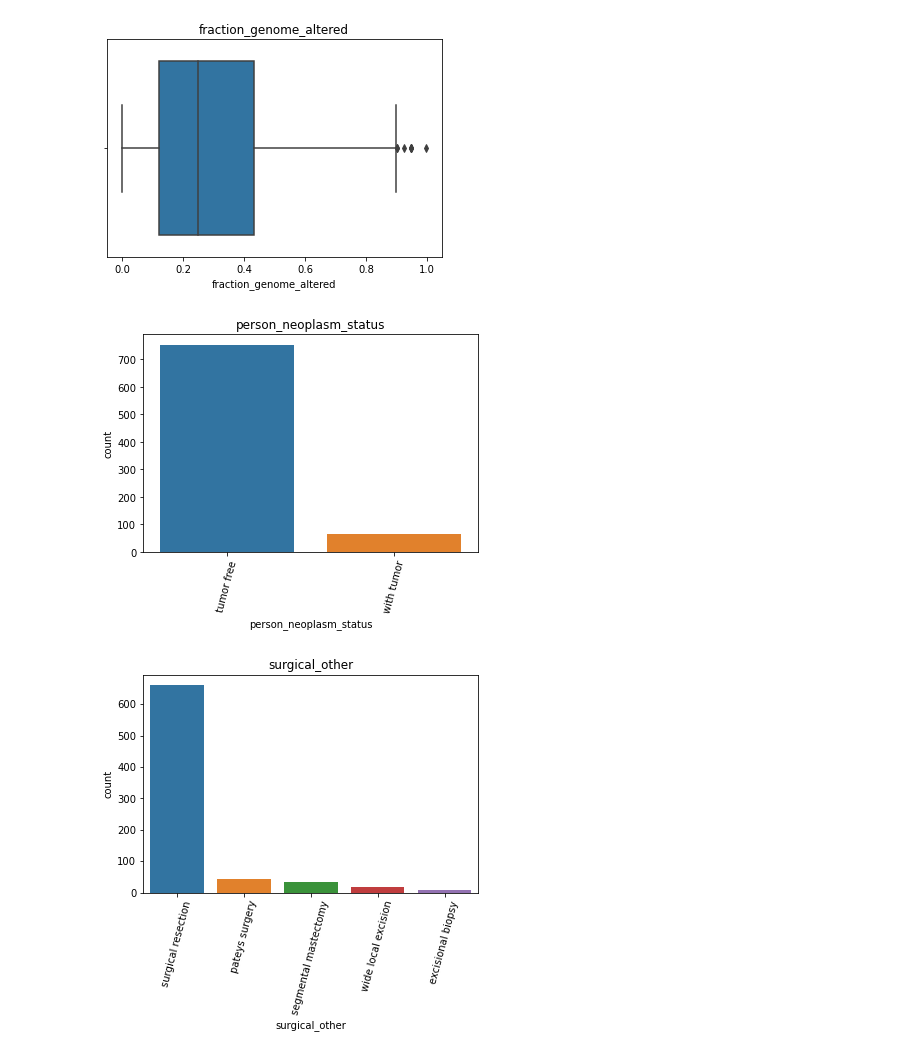
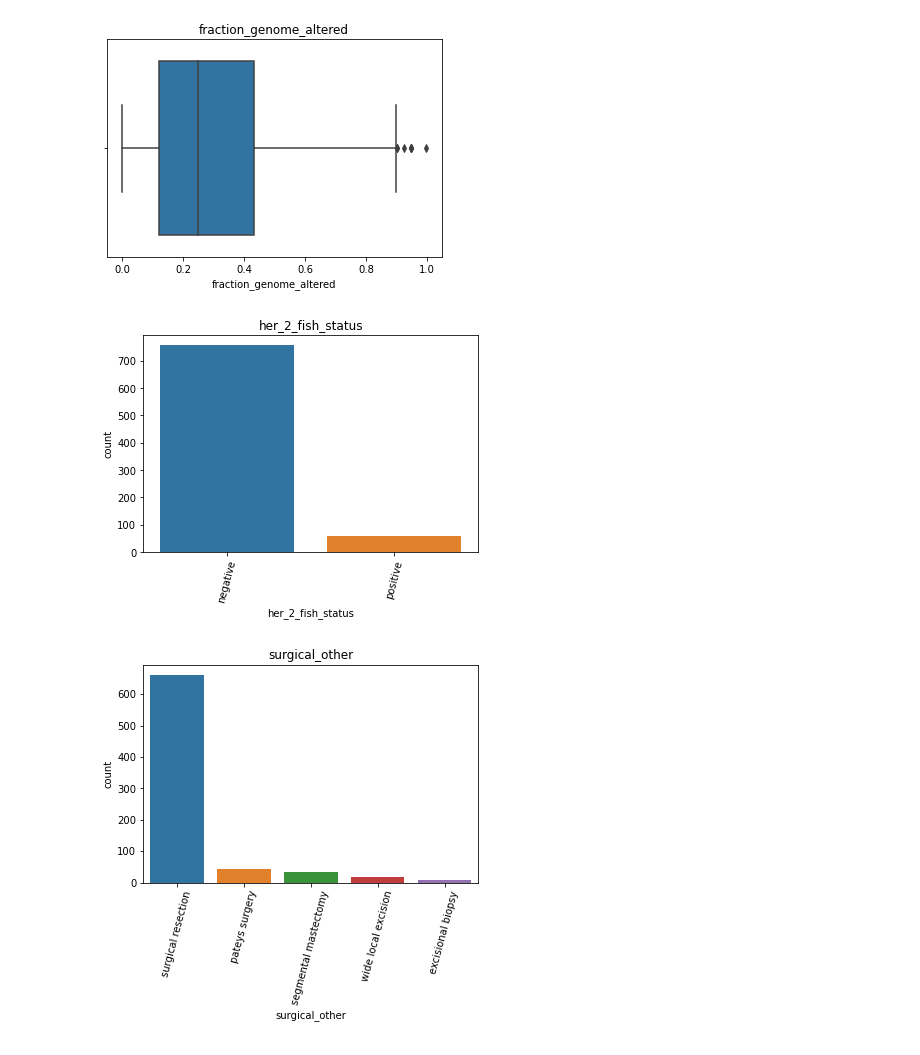
Before and after one commit to jamillan94/DSM-BCD, a Jupyter notebook: DSM-BCD/NOTEBOOK/8_EDA _SEABORN.ipynb, the cells around one changed output. Saved outputs shown, nothing was run; the diff lists cells and outputs as text; code cells hidden in the pictures.

```diff
--- a/DSM-BCD/NOTEBOOK/8_EDA _SEABORN.ipynb
+++ b/DSM-BCD/NOTEBOOK/8_EDA _SEABORN.ipynb
@@ -57,15 +60,15 @@ plot_num.savefig(PATH_NUMERICAS+i+".pdf",bbox_inches = 'tight')
 [figure]
 # %%
 # Count Plot
-i='person_neoplasm_status'
+i='her_2_fish_status'
 categorical=sns.countplot(x=breast_clean[i], order = breast_clean[i].value_counts().iloc[:12].index)
 #categorical=sns.countplot(x=breast_clean[i], order = breast_clean[i].value_counts().index)
 categorical.tick_params(axis='x', rotation=75)
 categorical.set(title=i)
 plot_cat = categorical.get_figure()
 plot_cat.savefig(PATH_CATEGORICAS+i+".pdf",bbox_inches = 'tight')
 # %% [output]
-[figure, old version]
+[figure, new version]
 # %%
 # Count Plot Limited
 i='surgical_other'
```
Also changed, not shown: parts of 1 cell of this notebook, 27 other files.
